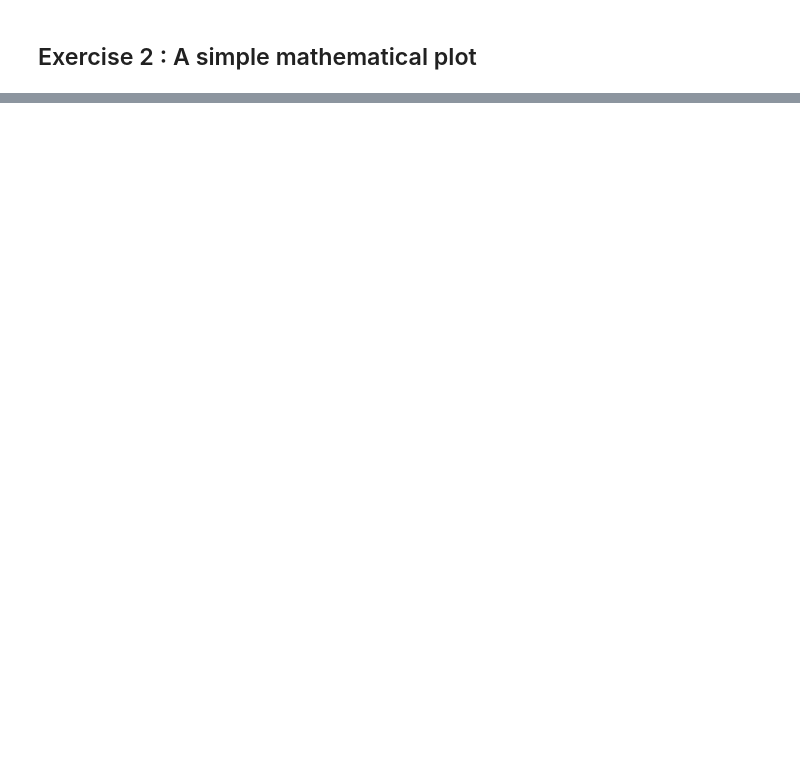
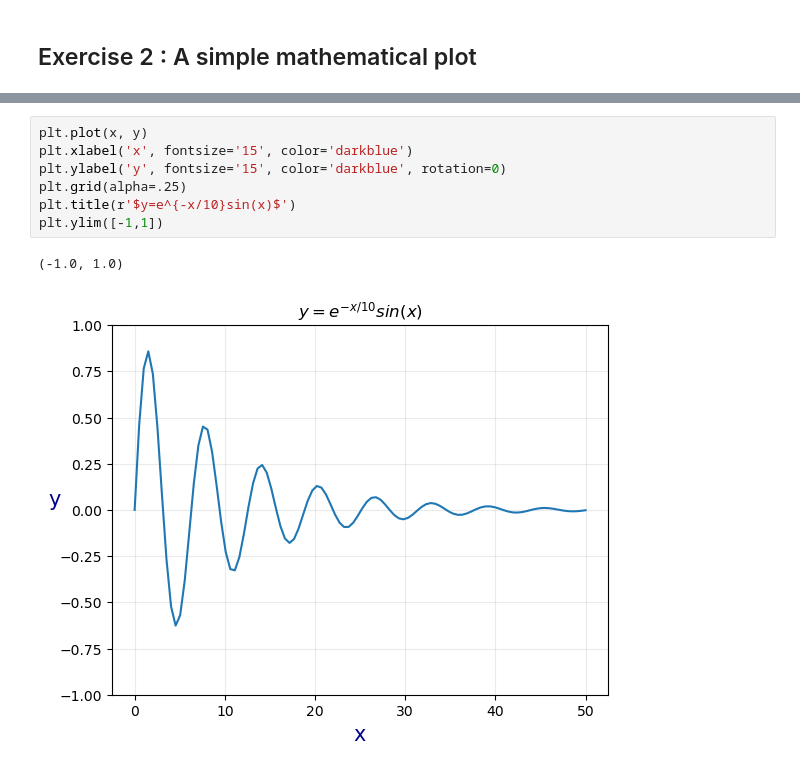
Before and after one commit to SPS-SP2273/learning-portfolio-enxinnn, a Jupyter notebook: plotting/plotting_(need).ipynb, the cells around one changed output, grey strips where cells are left out. Cells and saved outputs as stored; diff of their text form; blank space fills up the shorter version.

```diff
--- a/plotting/plotting_(need).ipynb
+++ b/plotting/plotting_(need).ipynb
@@ -217,0 +216,10 @@ NameError: name '____BLANK____' is not defined
+# %%
+plt.plot(x, y)
+plt.xlabel('x', fontsize='15', color='darkblue')
+plt.ylabel('y', fontsize='15', color='darkblue', rotation=0)
+plt.grid(alpha=.25)
+plt.title(r'$y=e^{-x/10}sin(x)$')
+plt.ylim([-1,1])
+# %% [output]
+(-1.0, 1.0)
+[figure, added]
```
Also changed, not shown: parts of 2 cells of this notebook, 1 other file.
